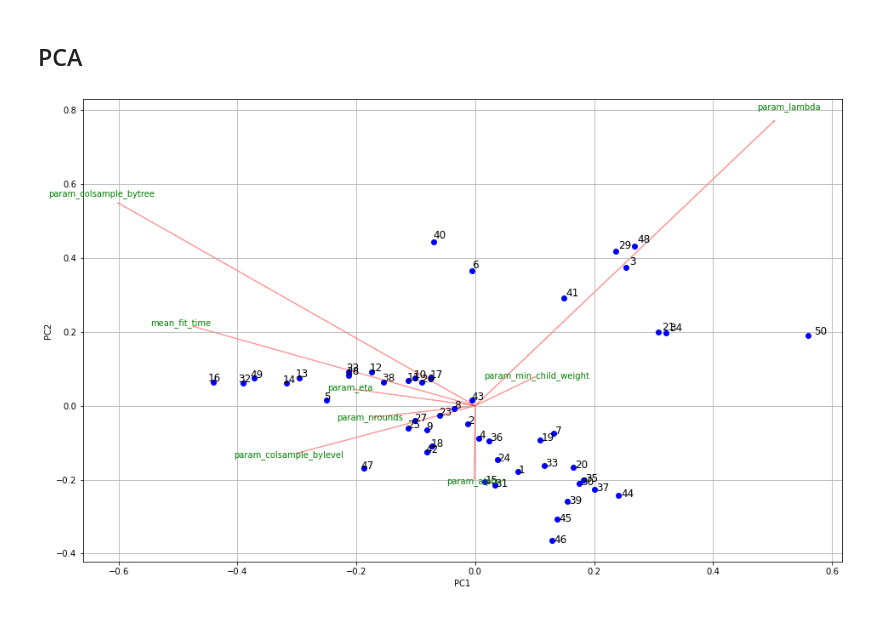
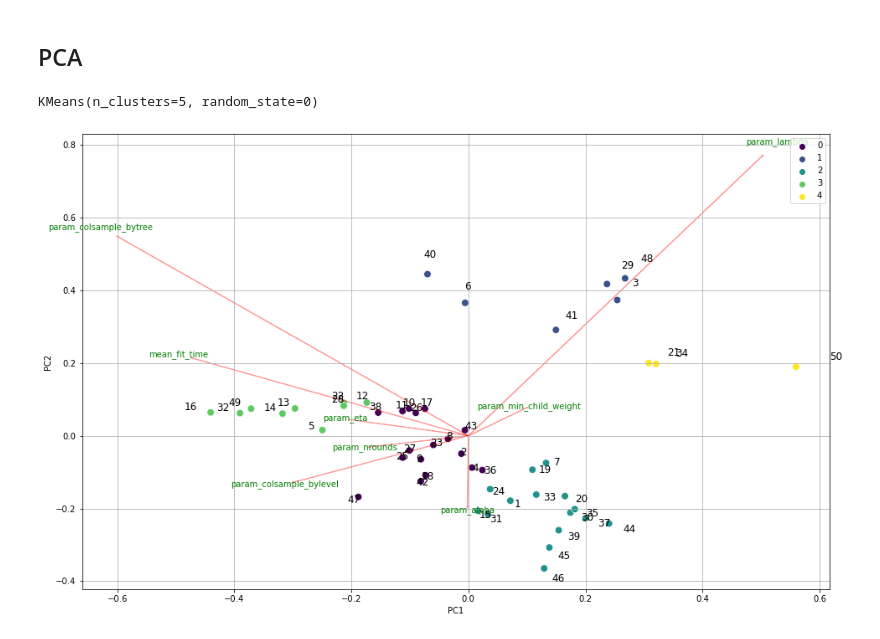
Before and after one commit to okcze/WB2021_projekt, a Jupyter notebook: dimension_reduction.ipynb, the cells around one changed output. Cells and saved outputs as stored; diff of their text form; code cells hidden in the pictures.

```diff
--- a/dimension_reduction.ipynb
+++ b/dimension_reduction.ipynb
@@ -66,27 +68,35 @@ pca = pcamodel.fit_transform(df.iloc[:,:(len(df.columns)-2)])
+# %%
+kmeans = KMeans(n_clusters=5, random_state=0)
+# %%
+kmeans.fit(pca)
+# %% [output]
+KMeans(n_clusters=5, random_state=0)
+# %%
+y = kmeans.predict(pca)
 # %%
-def myplot(score,coeff,points,labels=None):
+def myplot(score,coeff,points,hue,labels=None):
     xs = score[:,0]
     ys = score[:,1]
     n = coeff.shape[0]
     scalex = 1.0/(xs.max() - xs.min())
     scaley = 1.0/(ys.max() - ys.min())
     fig, ax = plt.subplots(figsize=(16,10))
     #ax.scatter(xs * scalex,ys * scaley,s=5)
+    sns.scatterplot(x=(xs*scalex), y=(ys*scalex), hue=hue, palette='viridis', s=75)
     for i, txt in enumerate(points):
-        plt.plot((xs*scalex)[i], (ys*scalex)[i], 'bo')
-        ax.annotate(txt, (1.02*(xs*scalex)[i], 1.02*(ys*scalex)[i]), fontsize=12)
+        ax.annotate(txt, (1.102*(xs*scalex)[i], 1.102*(ys*scalex)[i]), fontsize=12)
     for i in range(n):
         plt.arrow(0, 0, coeff[i,0], coeff[i,1],color = 'r',alpha = 0.3)
         if labels is None:
             plt.text(coeff[i,0]* 1.05, coeff[i,1] * 1.05, "Var"+str(i+1), color = 'green', ha = 'center', va = 'center')
         else:
             plt.text(coeff[i,0]* 1.05, coeff[i,1] * 1.05, labels[i], color = 'g', ha = 'center', va = 'center')
 
     plt.xlabel("PC{}".format(1))
     plt.ylabel("PC{}".format(2))
     plt.grid()
     plt.show()
 
-myplot(pca[:,0:2],np.transpose(pcamodel.components_[0:2, :]),df_raw['rank_test_roc_auc'],(df.columns))
+myplot(pca[:,0:2],np.transpose(pcamodel.components_[0:2, :]),df_raw['rank_test_roc_auc'], y, (df.columns))
 # %% [output]
-[figure, old version]
+[figure, new version]
```
Also changed, not shown: parts of 2 cells of this notebook.
